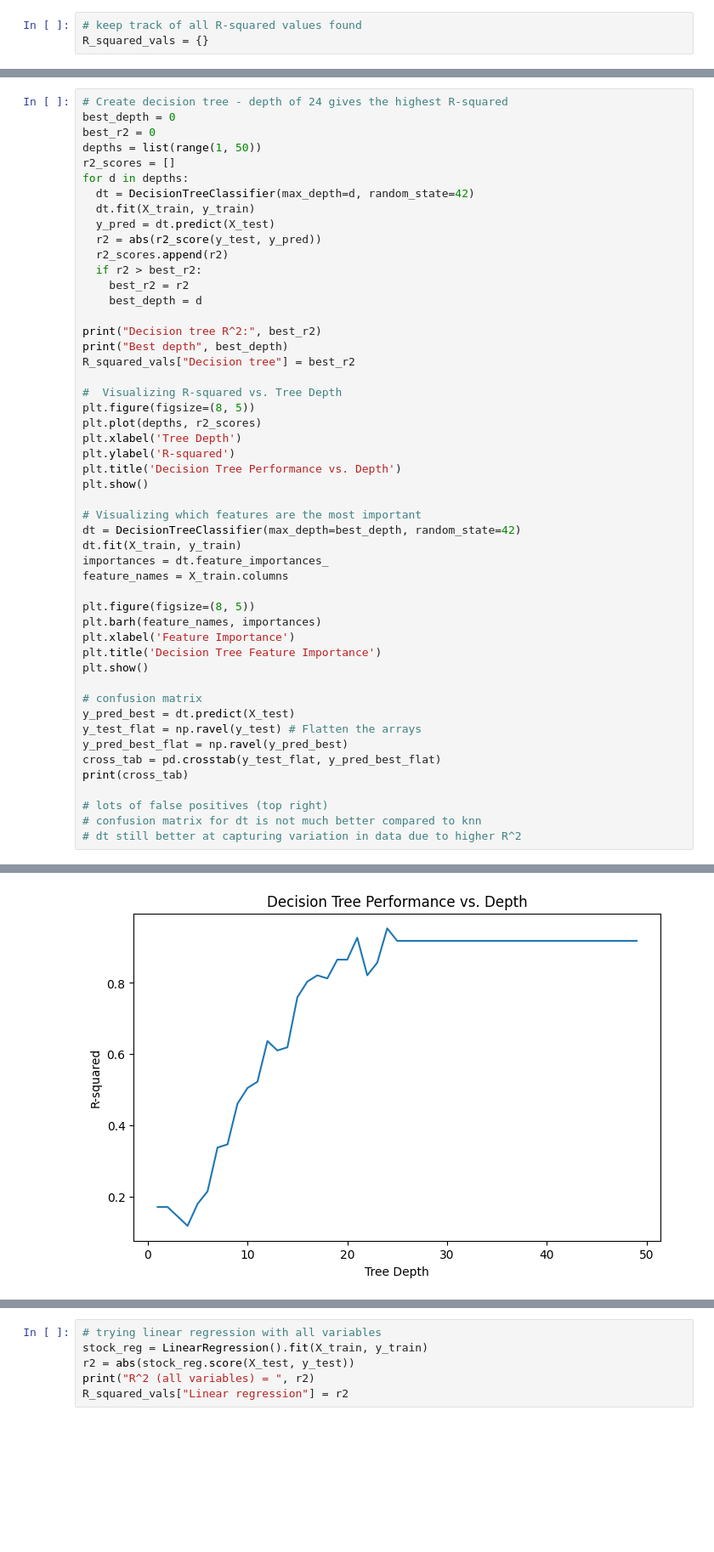
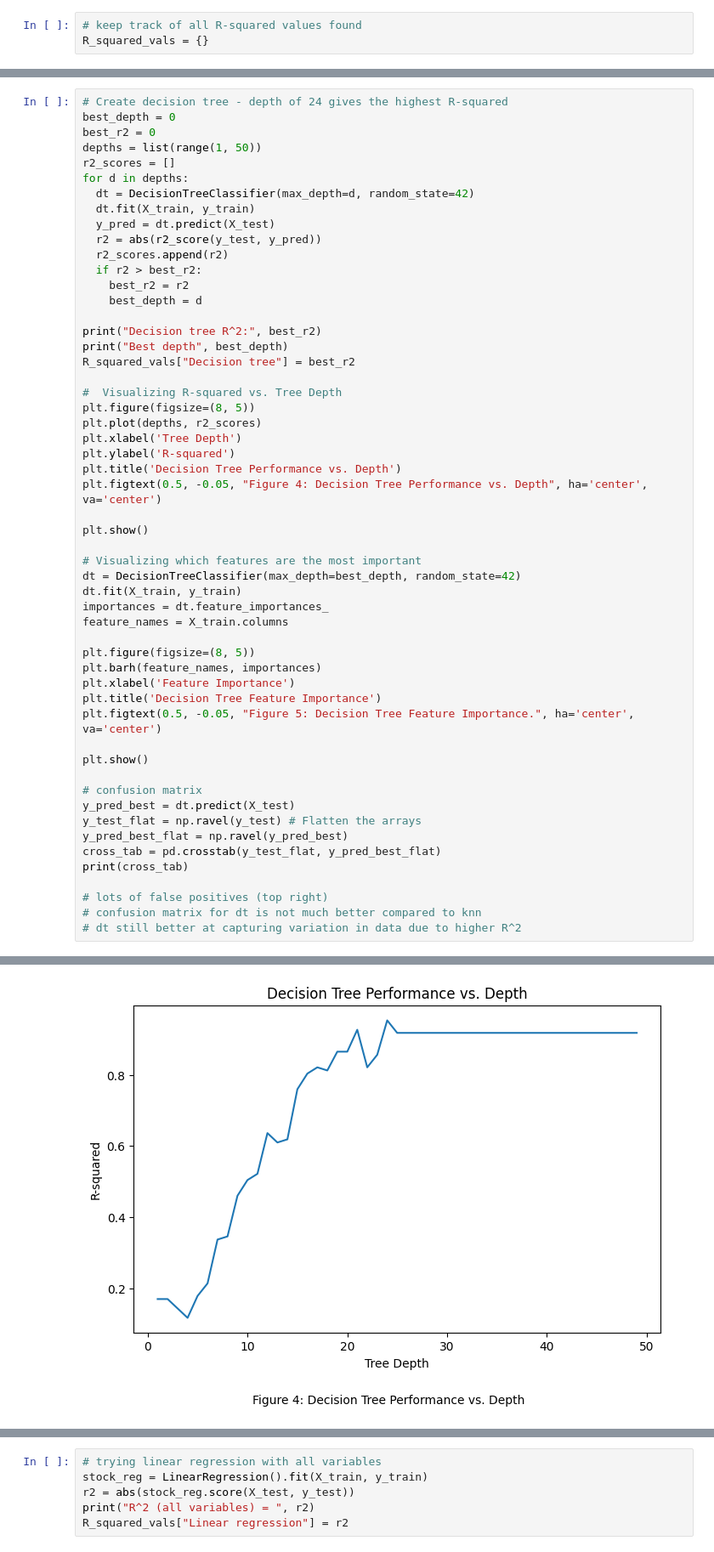
Before and after one commit to JulianKrese/project_chd, a Jupyter notebook: model_work.ipynb, the cells around one changed output, grey strips where cells are left out. Shown at 85% size. Drawn from its saved outputs; the diff is of its cells as text; blank space fills up the shorter version.

```diff
--- a/model_work.ipynb
+++ b/model_work.ipynb
@@ -110,31 +114,35 @@ plt.plot(depths, r2_scores)
 plt.xlabel('Tree Depth')
 plt.ylabel('R-squared')
 plt.title('Decision Tree Performance vs. Depth')
+plt.figtext(0.5, -0.05, "Figure 4: Decision Tree Performance vs. Depth", ha='center', va='center')
+
 plt.show()
 
 # Visualizing which features are the most important
 dt = DecisionTreeClassifier(max_depth=best_depth, random_state=42)
 dt.fit(X_train, y_train)
 importances = dt.feature_importances_
 feature_names = X_train.columns
 
 plt.figure(figsize=(8, 5))
 plt.barh(feature_names, importances)
 plt.xlabel('Feature Importance')
 plt.title('Decision Tree Feature Importance')
+plt.figtext(0.5, -0.05, "Figure 5: Decision Tree Feature Importance.", ha='center', va='center')
+
 plt.show()
 
 # confusion matrix
 y_pred_best = dt.predict(X_test)
 y_test_flat = np.ravel(y_test) # Flatten the arrays
 y_pred_best_flat = np.ravel(y_pred_best)
 cross_tab = pd.crosstab(y_test_flat, y_pred_best_flat)
 print(cross_tab)
 
 # lots of false positives (top right)
 # confusion matrix for dt is not much better compared to knn
 # dt still better at capturing variation in data due to higher R^2
 # %% [output]
 Decision tree R^2: 0.9534238926381255
 Best depth 24
-[figure, old version]
+[figure, new version]
```
Also changed, not shown: parts of 7 cells of this notebook.
